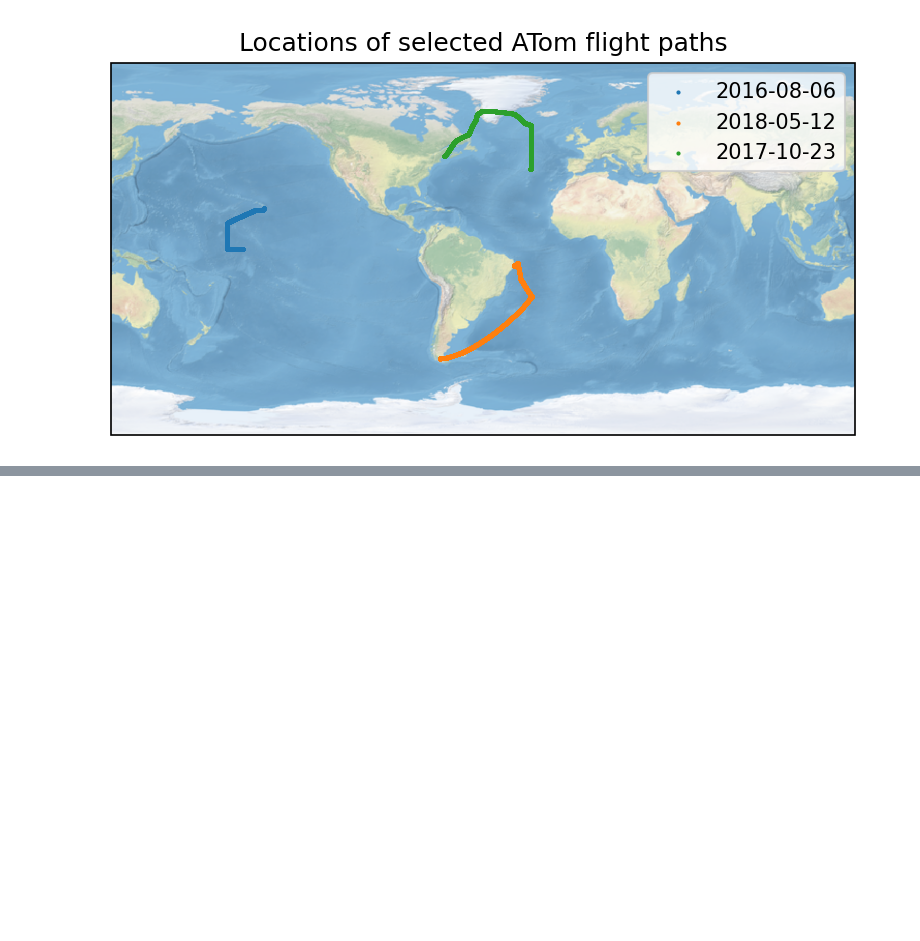
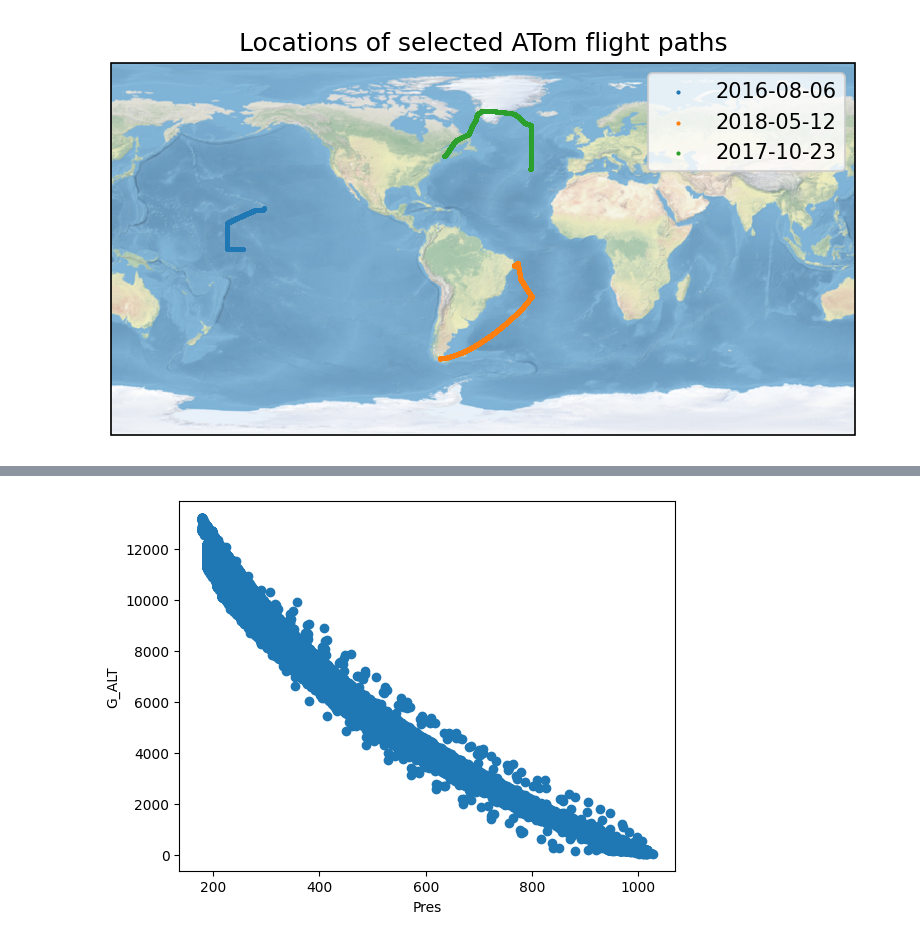
Before and after one commit to Centre-for-Atmospheric-Science-Cam-Chem/Sophies_UKCA_scripts, a Jupyter notebook: ATom_J_data_analysis.ipynb, the cells around one changed output, grey strips where cells are left out. Cells and saved outputs as stored; diff of their text form; code cells hidden in the pictures; blank space fills up the shorter version.

```diff
--- a/ATom_J_data_analysis.ipynb
+++ b/ATom_J_data_analysis.ipynb
@@ -37,8 +16,8 @@ Mounted at /content/drive
 folder_path = '/content/drive/MyDrive/Photolysis data/'
 
 # Read the csv file which was created in 'ATom_J_data_preprocessing' script.
-atom_file_path = folder_path + 'ATom_MER10_Dataset.20210613/photolysis_data.csv'
-atom_all_data = pd.read_csv(atom_file_path, index_col=0) # type = Dataframe. Shape = (138454, 50)
+file_path = folder_path + 'ATom_MER10_Dataset.20210613/photolysis_data.csv'
+all_data = pd.read_csv(file_path, index_col=0) # type = Dataframe. Shape = (138454, 50)
 # %%
 # Select the dates we want.
 # 12/8/16  14/10/17  19/5/18
@@ -119,0 +139,19 @@ plt.show()
+# %%
+# Look at two variables.
+def compare_two(x_name, y_name):
+  x = all_data[x_name]
+  y = all_data[y_name]
+  plt.figure()
+  plt.scatter(x, y)
+  plt.xlabel(x_name)
+  plt.ylabel(y_name)
+  plt.show()
+
+x = 'CloudFlag_AMS'
+y = 'cloudindicator_CAPS'
+
+x = 'Pres'
+y = 'G_ALT'
+compare_two(x, y)
+# %% [output]
+[figure, added]
```
Also changed, not shown: parts of 6 cells of this notebook.
